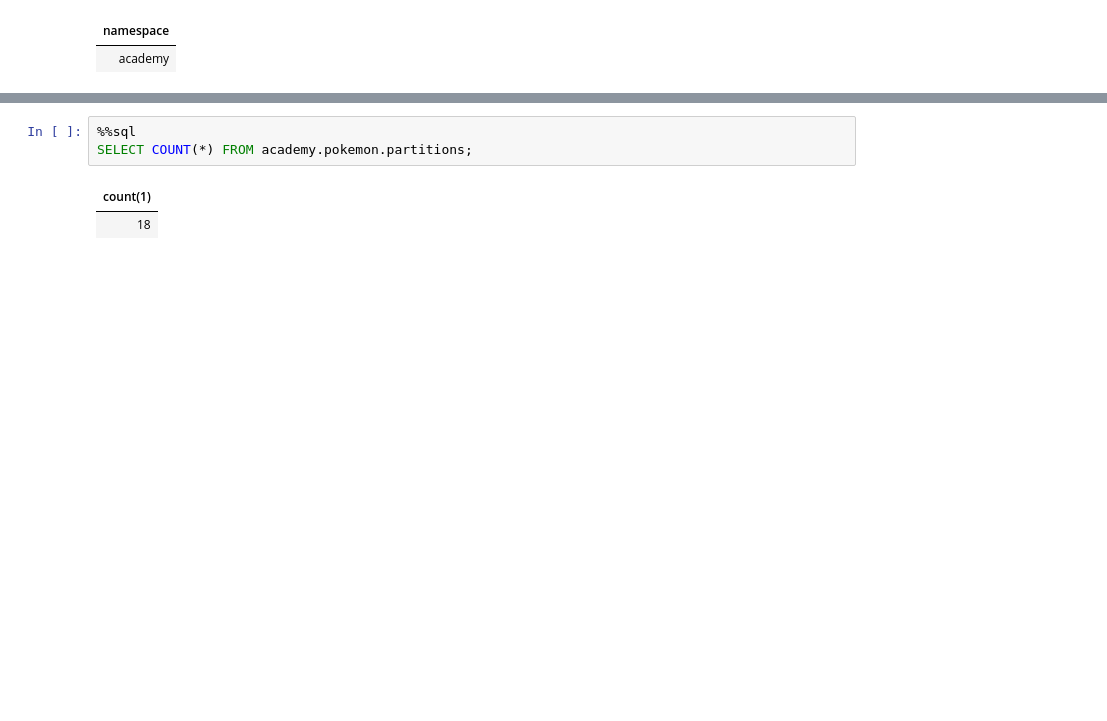
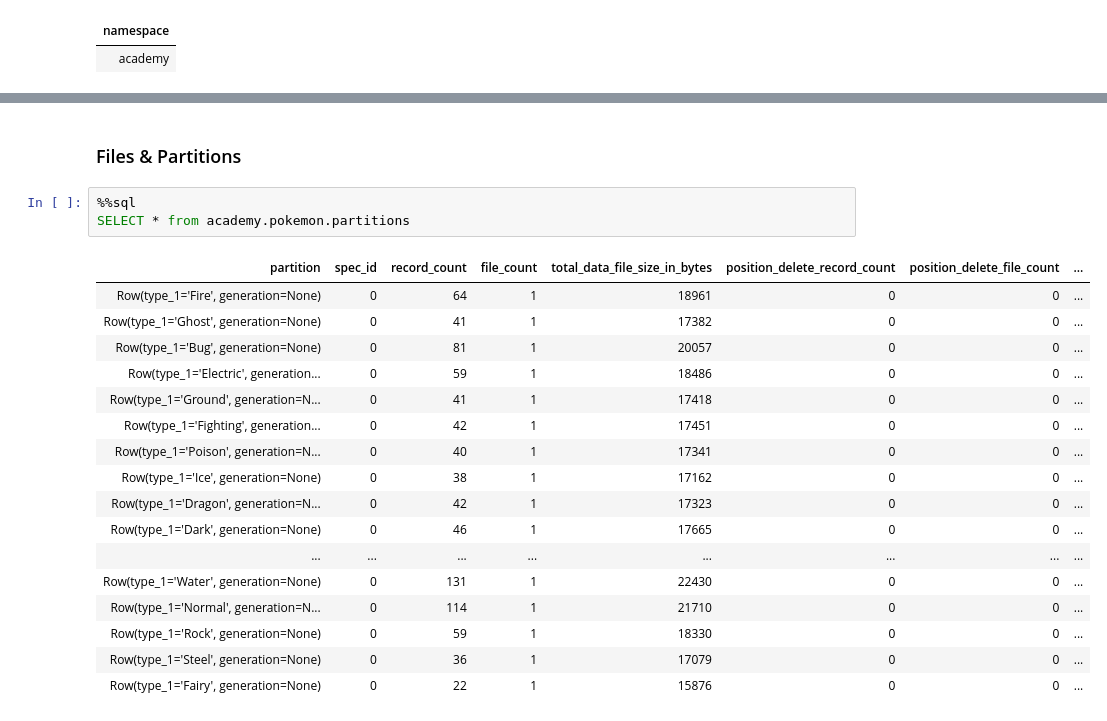
Before and after one commit to team-data-science/iceberg, a Jupyter notebook: notebooks/learndataengineering_iceberg_intro.ipynb, the cells around one changed output, grey strips where cells are left out. Saved outputs shown, nothing was run; the diff lists cells and outputs as text; blank space fills up the shorter version.

```diff
--- a/notebooks/learndataengineering_iceberg_intro.ipynb
+++ b/notebooks/learndataengineering_iceberg_intro.ipynb
@@ -146,6 +127,23 @@ SELECT * FROM academy.pokemon.files
+# %% [markdown]
+### Files & Partitions
 # %%
 %%sql
-SELECT COUNT(*) FROM academy.pokemon.partitions;
+SELECT * from academy.pokemon.partitions
 # %% [output]
-| count(1) |
-| 18 |
+| partition | spec_id | record_count | file_count | total_data_file_size_in_bytes | position_delete_record_count | position_delete_file_count | ... |
+| Row(type_1='Fire', generation=None) | 0 | 64 | 1 | 18961 | 0 | 0 | ... |
+| Row(type_1='Ghost', generation=None) | 0 | 41 | 1 | 17382 | 0 | 0 | ... |
+| Row(type_1='Bug', generation=None) | 0 | 81 | 1 | 20057 | 0 | 0 | ... |
+| Row(type_1='Electric', generation... | 0 | 59 | 1 | 18486 | 0 | 0 | ... |
+| Row(type_1='Ground', generation=N... | 0 | 41 | 1 | 17418 | 0 | 0 | ... |
+| Row(type_1='Fighting', generation... | 0 | 42 | 1 | 17451 | 0 | 0 | ... |
+| Row(type_1='Poison', generation=N... | 0 | 40 | 1 | 17341 | 0 | 0 | ... |
+| Row(type_1='Ice', generation=None) | 0 | 38 | 1 | 17162 | 0 | 0 | ... |
+| Row(type_1='Dragon', generation=N... | 0 | 42 | 1 | 17323 | 0 | 0 | ... |
+| Row(type_1='Dark', generation=None) | 0 | 46 | 1 | 17665 | 0 | 0 | ... |
+| ... | ... | ... | ... | ... | ... | ... | ... |
+| Row(type_1='Water', generation=None) | 0 | 131 | 1 | 22430 | 0 | 0 | ... |
+| Row(type_1='Normal', generation=N... | 0 | 114 | 1 | 21710 | 0 | 0 | ... |
+| Row(type_1='Rock', generation=None) | 0 | 59 | 1 | 18330 | 0 | 0 | ... |
+| Row(type_1='Steel', generation=None) | 0 | 36 | 1 | 17079 | 0 | 0 | ... |
+| Row(type_1='Fairy', generation=None) | 0 | 22 | 1 | 15876 | 0 | 0 | ... |
```
Also changed, not shown: parts of 36 cells of this notebook, 1 other file.
